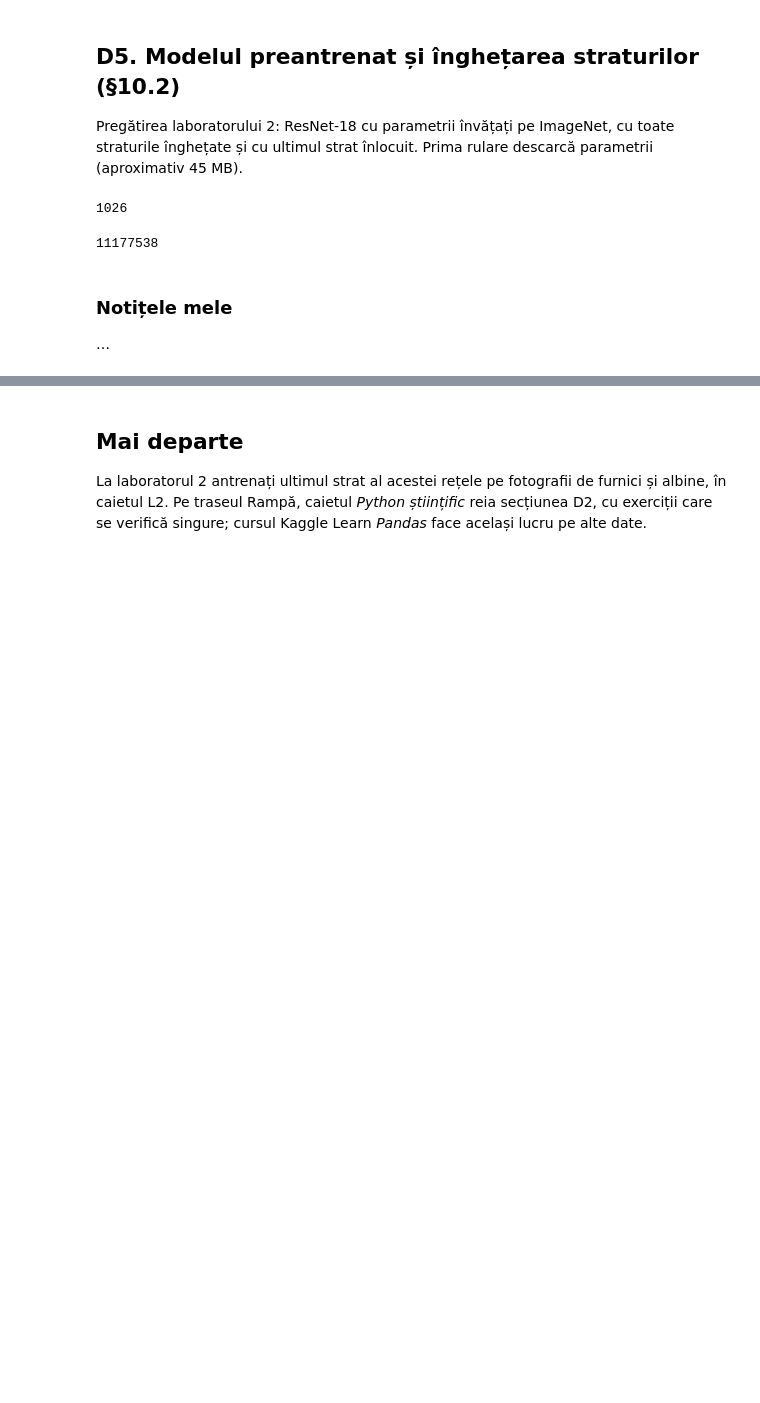
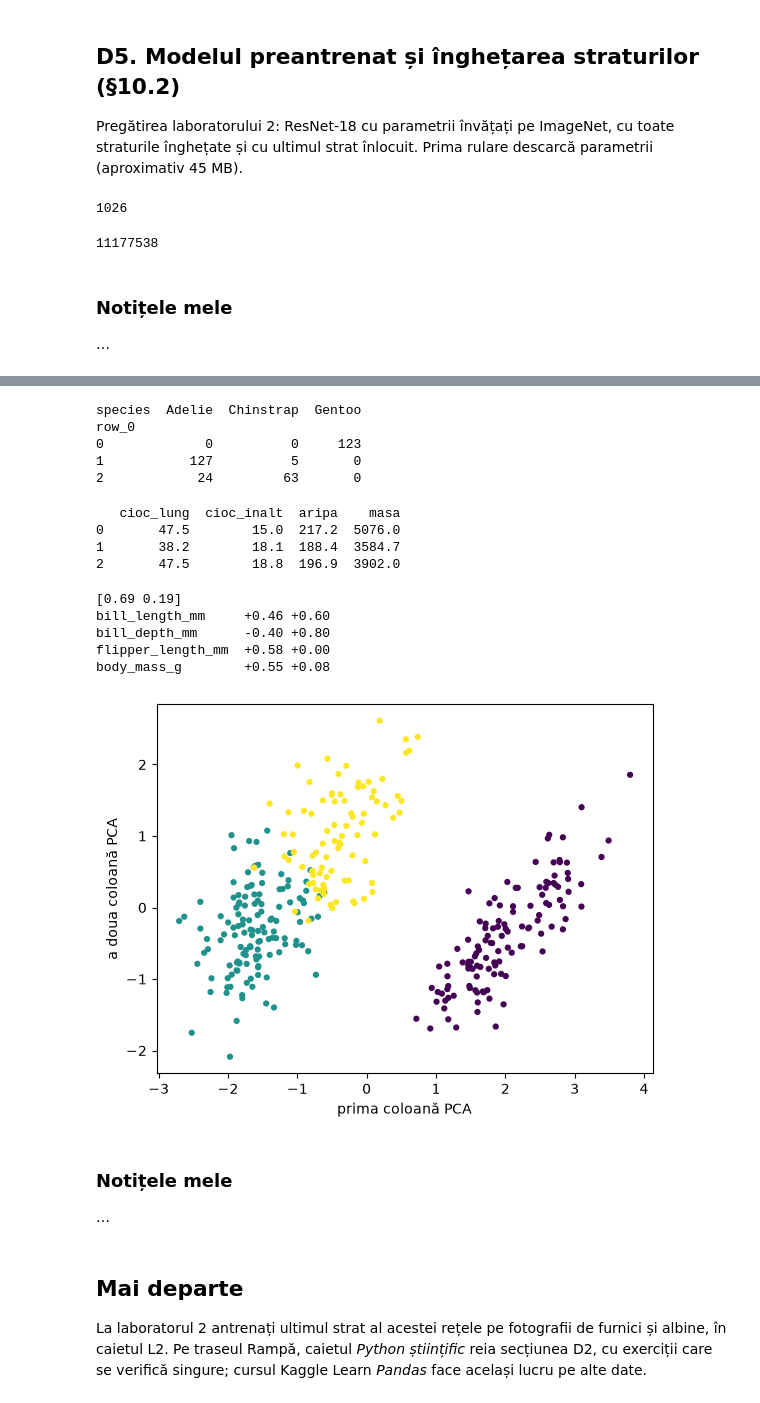
Before and after one commit to cursuri-inf/IPAP, a Jupyter notebook: saptamana-02/curs02_demonstratii.ipynb, the cells around one changed output, grey strips where cells are left out. Drawn from its saved outputs; the diff is of its cells as text; code cells hidden in the pictures; blank space fills up the shorter version.

```diff
--- a/saptamana-02/curs02_demonstratii.ipynb
+++ b/saptamana-02/curs02_demonstratii.ipynb
@@ -459,3 +463,67 @@ print(sum(p.numel() for p in model.parameters()))
+# %%
+import pandas as pd
+from sklearn.preprocessing import StandardScaler
+from sklearn.cluster import KMeans
+
+URL = ("https://raw.githubusercontent.com/mwaskom/"
+       "seaborn-data/master/penguins.csv")
+masuri = ["bill_length_mm", "bill_depth_mm",
+          "flipper_length_mm", "body_mass_g"]
+df = pd.read_csv(URL).dropna(subset=masuri)
+# aceeași scară: media 0 și abaterea 1
+Z = StandardScaler().fit_transform(df[masuri])
+# trei grupuri, fără să-i dăm specia
+km = KMeans(n_clusters=3, n_init=10,
+            random_state=0).fit(Z)
+# abia acum comparăm grupurile cu specia
+print(pd.crosstab(km.labels_, df["species"]))
+# %% [output]
+species  Adelie  Chinstrap  Gentoo
+row_0
+0             0          0     123
+1           127          5       0
+2            24         63       0
+# %%
+# centrele grupurilor, în unitățile inițiale
+centre = df.groupby(km.labels_)[masuri].mean()
+# nume scurte pentru coloane, ca să încapă tabelul
+centre.columns = ["cioc_lung", "cioc_inalt",
+                  "aripa", "masa"]
+print(centre.round(1))
+# %% [output]
+   cioc_lung  cioc_inalt  aripa    masa
+0       47.5        15.0  217.2  5076.0
+1       38.2        18.1  188.4  3584.7
+2       47.5        18.8  196.9  3902.0
+# %%
+from sklearn.decomposition import PCA
+
+pca = PCA(n_components=2).fit(Z)
+# ce parte din variație păstrează fiecare coloană
+print(pca.explained_variance_ratio_.round(2))
+# cât contează fiecare măsurătoare în fiecare
+for n, c in zip(masuri, pca.components_.T):
+    print(f"{n:18} {c[0]:+.2f} {c[1]:+.2f}")
+XY = pca.transform(Z)   # 342 de rânduri, 2 coloane
+# %% [output]
+[0.69 0.19]
+bill_length_mm     +0.46 +0.60
+bill_depth_mm      -0.40 +0.80
+flipper_length_mm  +0.58 +0.00
+body_mass_g        +0.55 +0.08
+# %%
+import matplotlib.pyplot as plt
+
+plt.scatter(XY[:, 0], XY[:, 1], c=km.labels_, s=12)
+plt.xlabel("prima coloană PCA")
+plt.ylabel("a doua coloană PCA")
+plt.show()
+# %% [output]
+[figure, added]
+# %% [markdown]
+### Notițele mele
+
+…
 # %% [markdown]
 ## Mai departe
 
```
Also changed, not shown: parts of 3 cells of this notebook.
